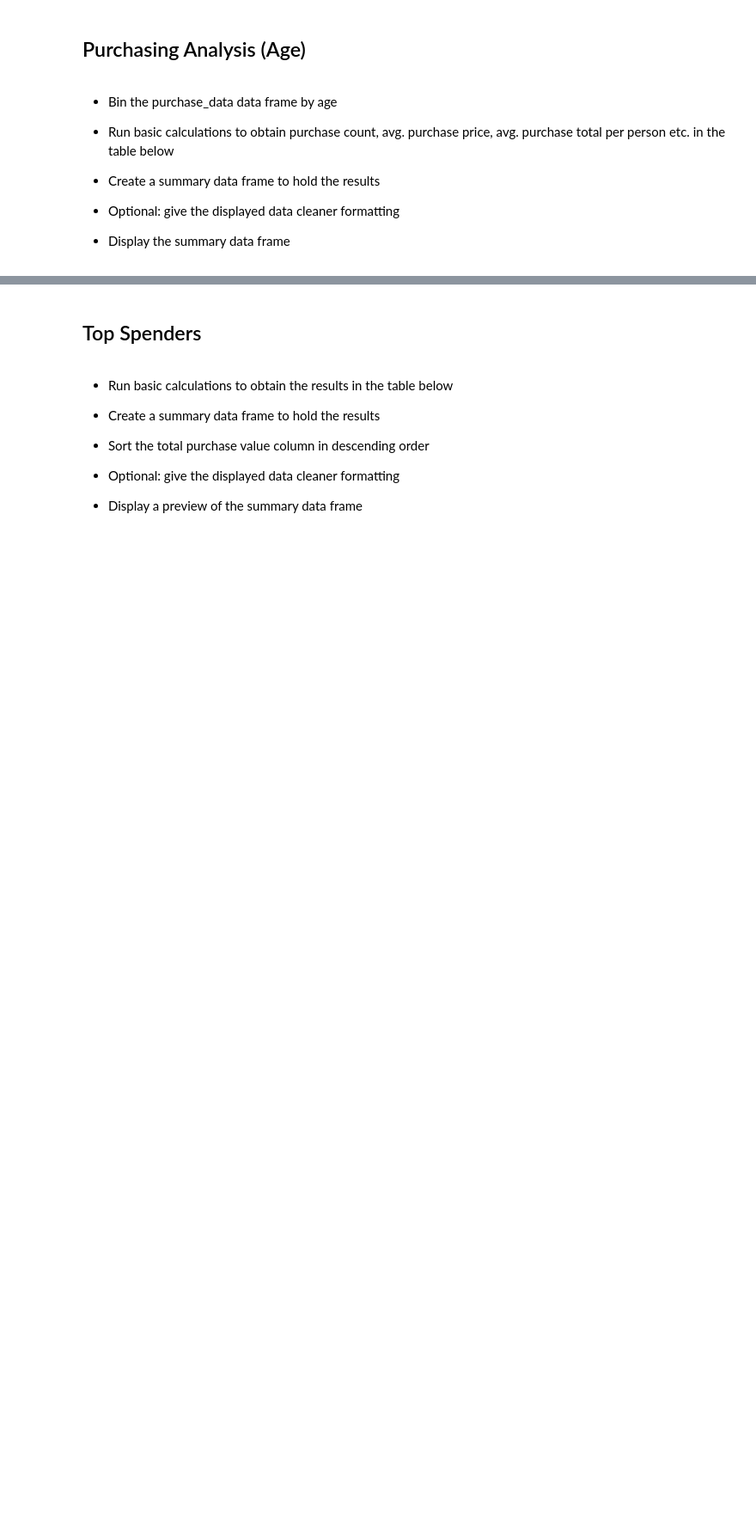
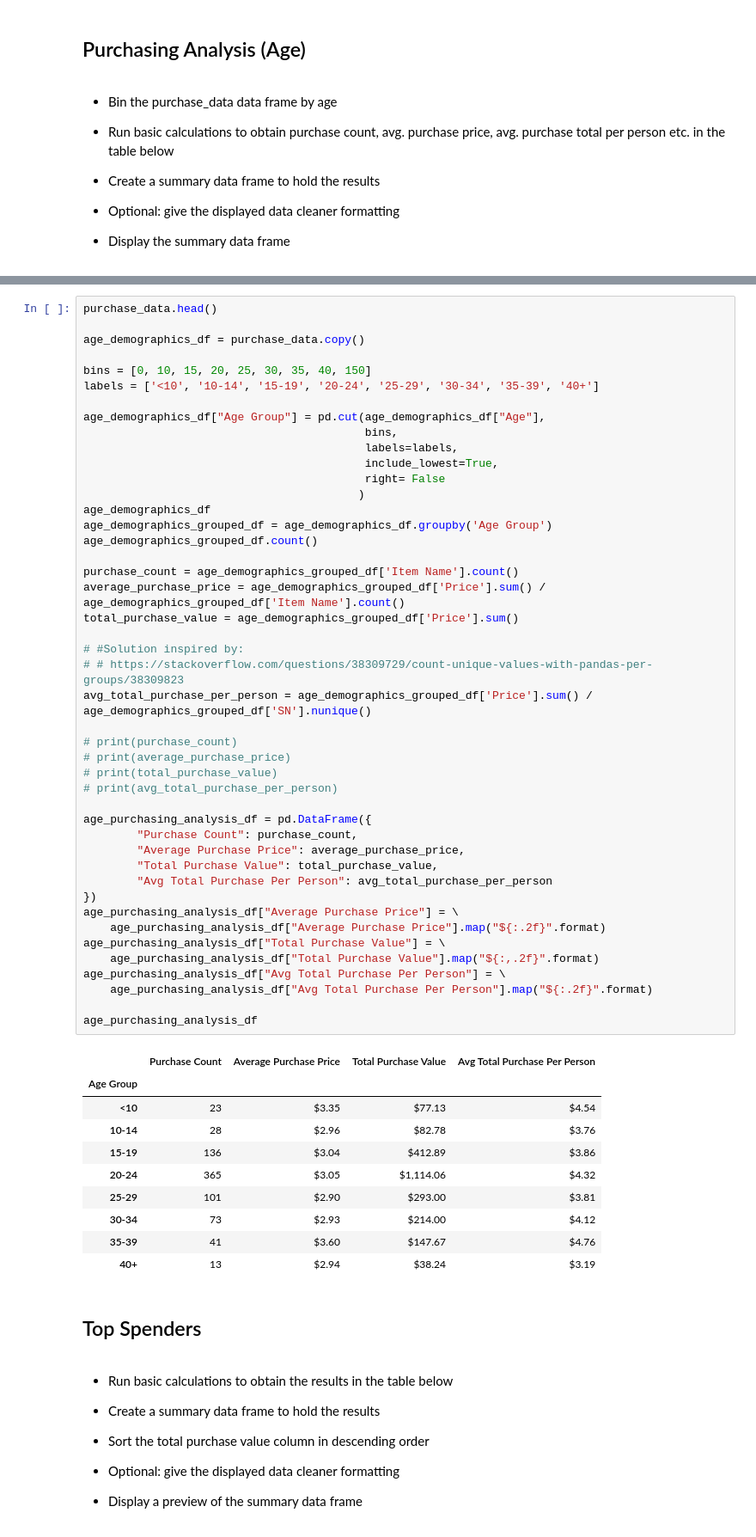
Before and after one commit to Jagjeet/pandas-challenge, a Jupyter notebook: HeroesOfPymoli/HeroesOfPymoli.ipynb, the cells around one changed output, grey strips where cells are left out. Shown: that part at 86% size. Drawn from its saved outputs; the diff is of its cells as text; blank space fills up the shorter version.

Commit message:
Add age based purchasing analysis

```diff
--- a/HeroesOfPymoli/HeroesOfPymoli.ipynb
+++ b/HeroesOfPymoli/HeroesOfPymoli.ipynb
@@ -251,3 +243,59 @@ age_demographics_summary_df
+# %%
+purchase_data.head()
+
+age_demographics_df = purchase_data.copy()
+
+bins = [0, 10, 15, 20, 25, 30, 35, 40, 150]
+labels = ['<10', '10-14', '15-19', '20-24', '25-29', '30-34', '35-39', '40+']
+
+age_demographics_df["Age Group"] = pd.cut(age_demographics_df["Age"],
+                                          bins,
+                                          labels=labels,
+                                          include_lowest=True,
+                                          right= False
+                                         )
+age_demographics_df
+age_demographics_grouped_df = age_demographics_df.groupby('Age Group')
+age_demographics_grouped_df.count()
+
+purchase_count = age_demographics_grouped_df['Item Name'].count()
+average_purchase_price = age_demographics_grouped_df['Price'].sum() / age_demographics_grouped_df['Item Name'].count()
+total_purchase_value = age_demographics_grouped_df['Price'].sum()
+
+# #Solution inspired by:
+# # https://stackoverflow.com/questions/38309729/count-unique-values-with-pandas-per-groups/38309823
+avg_total_purchase_per_person = age_demographics_grouped_df['Price'].sum() / age_demographics_grouped_df['SN'].nunique()
+
+# print(purchase_count)
+# print(average_purchase_price)
+# print(total_purchase_value)
+# print(avg_total_purchase_per_person)
+
+age_purchasing_analysis_df = pd.DataFrame({
+        "Purchase Count": purchase_count,
+        "Average Purchase Price": average_purchase_price,
+        "Total Purchase Value": total_purchase_value,
+        "Avg Total Purchase Per Person": avg_total_purchase_per_person
+})
+age_purchasing_analysis_df["Average Purchase Price"] = \
+    age_purchasing_analysis_df["Average Purchase Price"].map("${:.2f}".format)
+age_purchasing_analysis_df["Total Purchase Value"] = \
+    age_purchasing_analysis_df["Total Purchase Value"].map("${:,.2f}".format)
+age_purchasing_analysis_df["Avg Total Purchase Per Person"] = \
+    age_purchasing_analysis_df["Avg Total Purchase Per Person"].map("${:.2f}".format)
+
+age_purchasing_analysis_df
+# %% [output]
+|  | Purchase Count | Average Purchase Price | Total Purchase Value | Avg Total Purchase Per Person |
+| Age Group |  |  |  |  |
+| <10 | 23 | $3.35 | $77.13 | $4.54 |
+| 10-14 | 28 | $2.96 | $82.78 | $3.76 |
+| 15-19 | 136 | $3.04 | $412.89 | $3.86 |
+| 20-24 | 365 | $3.05 | $1,114.06 | $4.32 |
+| 25-29 | 101 | $2.90 | $293.00 | $3.81 |
+| 30-34 | 73 | $2.93 | $214.00 | $4.12 |
+| 35-39 | 41 | $3.60 | $147.67 | $4.76 |
+| 40+ | 13 | $2.94 | $38.24 | $3.19 |
 # %% [markdown]
 ## Top Spenders
 # %% [markdown]
```
Also changed, not shown: parts of 3 cells of this notebook.
